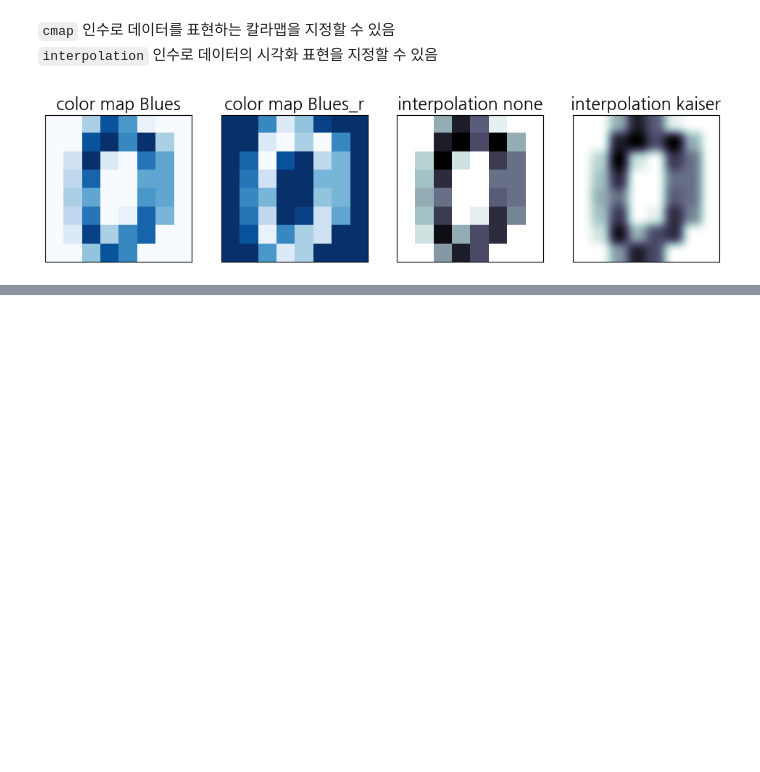
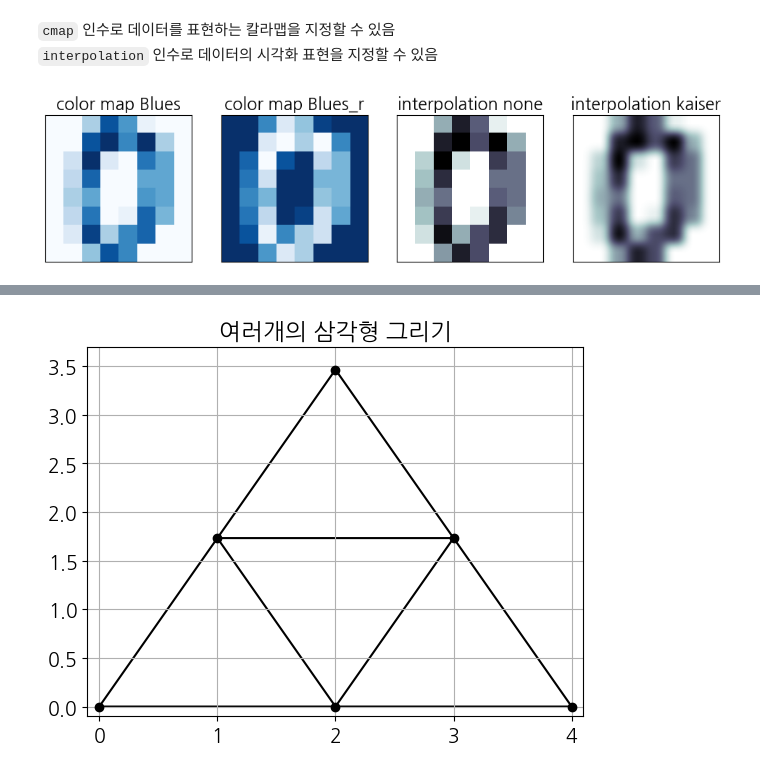
Before and after one commit to Chixol/Python, a Jupyter notebook: matplotlib_visualize_data/matplotlib_variety_plots.ipynb, the cells around one changed output, grey strips where cells are left out. Saved outputs shown, nothing was run; the diff lists cells and outputs as text; code cells hidden in the pictures; blank space fills up the shorter version.

```diff
--- a/matplotlib_visualize_data/matplotlib_variety_plots.ipynb
+++ b/matplotlib_visualize_data/matplotlib_variety_plots.ipynb
@@ -185,0 +256,14 @@ plt.show()
+# %%
+x = np.asarray([0, 1, 2, 3, 4, 2])
+y = np.asarray([0, np.sqrt(3), 0, np.sqrt(3), 0, 2 * np.sqrt(3)])
+triangles = [[0, 1, 2], [2, 3, 4], [1, 2, 3], [1, 3, 5]]
+triangle = mtri.Triangulation(x, y, triangles)
+
+plt.title("여러개의 삼각형 그리기")
+plt.triplot(triangle, 'ko-')
+plt.xlim(-0.1, 4.1)
+plt.ylim(-0.1, 3.7)
+plt.grid(True)
+plt.show()
+# %% [output]
+[figure, added]
```
Also changed, not shown: parts of 14 cells of this notebook, 1 other file.
